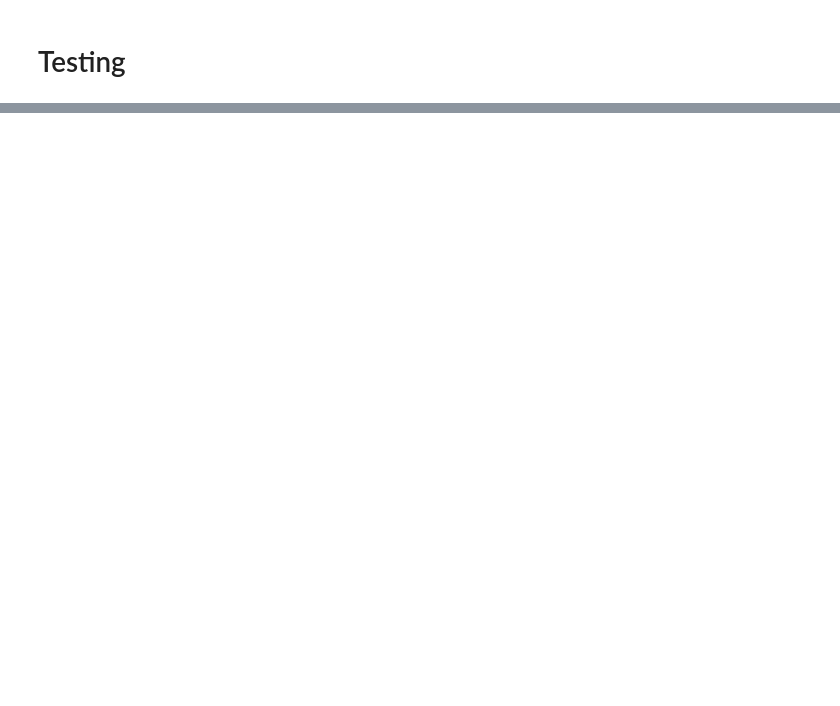
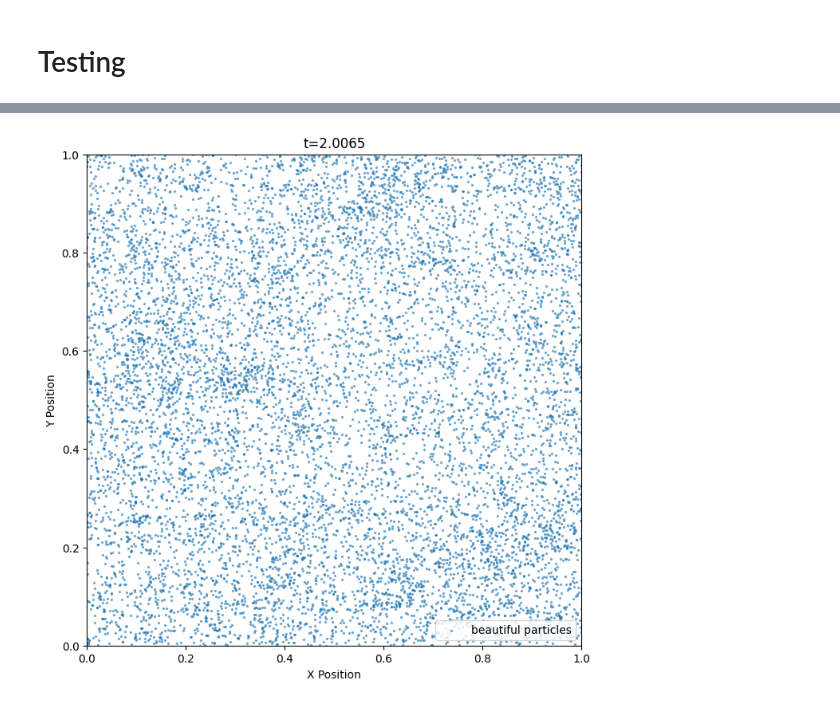
Before and after one commit to yaronetokayer/PHYS-600, a Jupyter notebook: phys600 project/phys600_nbody_notebook.ipynb, the cells around one changed output, grey strips where cells are left out. Cells and saved outputs as stored; diff of their text form; code cells hidden in the pictures; blank space fills up the shorter version.

```diff
--- a/phys600 project/phys600_nbody_notebook.ipynb
+++ b/phys600 project/phys600_nbody_notebook.ipynb
@@ -314,0 +47,5 @@ simulator.grid.plot_density_heatmap(particles=[parts1, parts2])
+# %%
+simulator.advance(1.0, adaptive_time=True)
+simulator.plot_snapshot()
+# %% [output]
+[figure, added]
```
Also changed, not shown: parts of 30 cells of this notebook.
